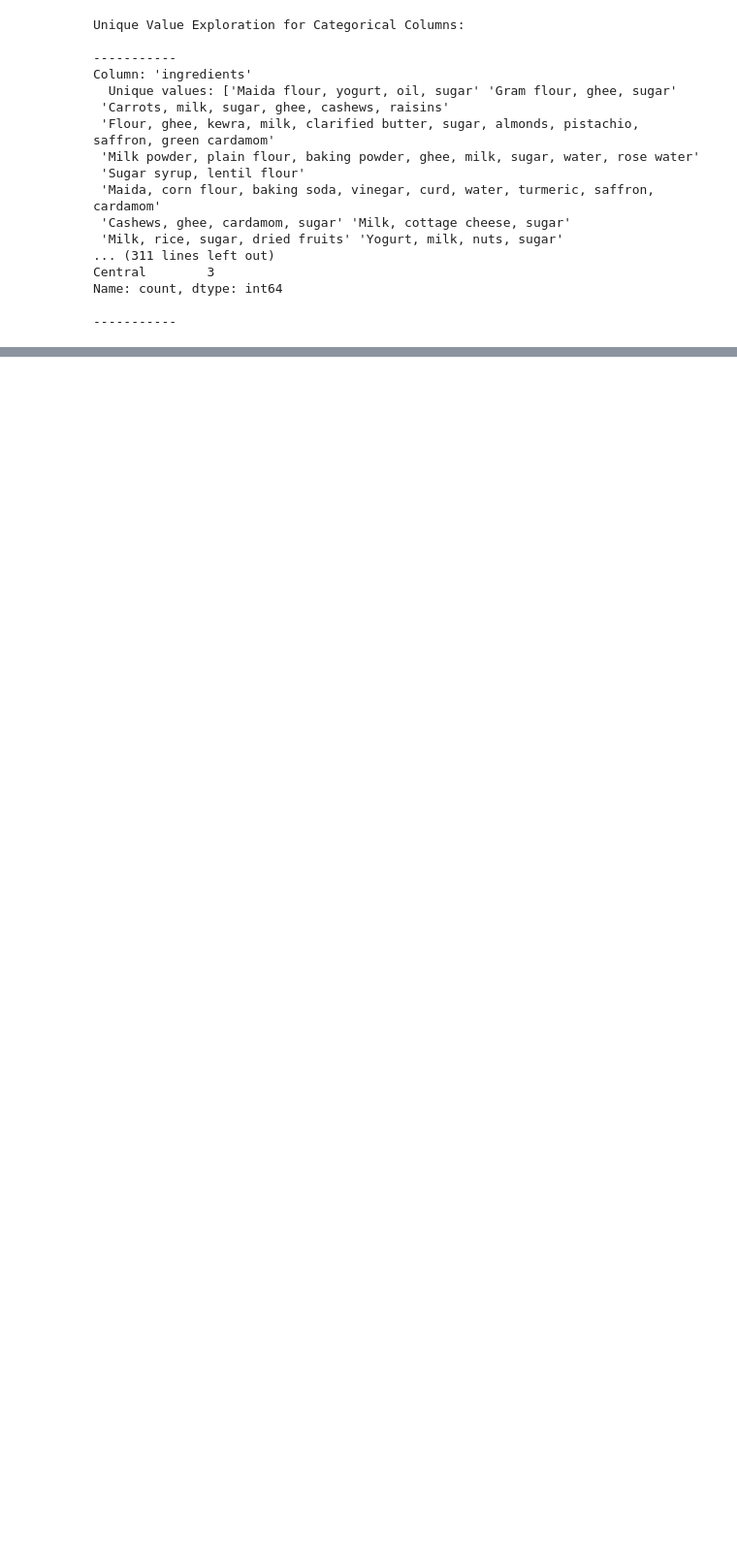
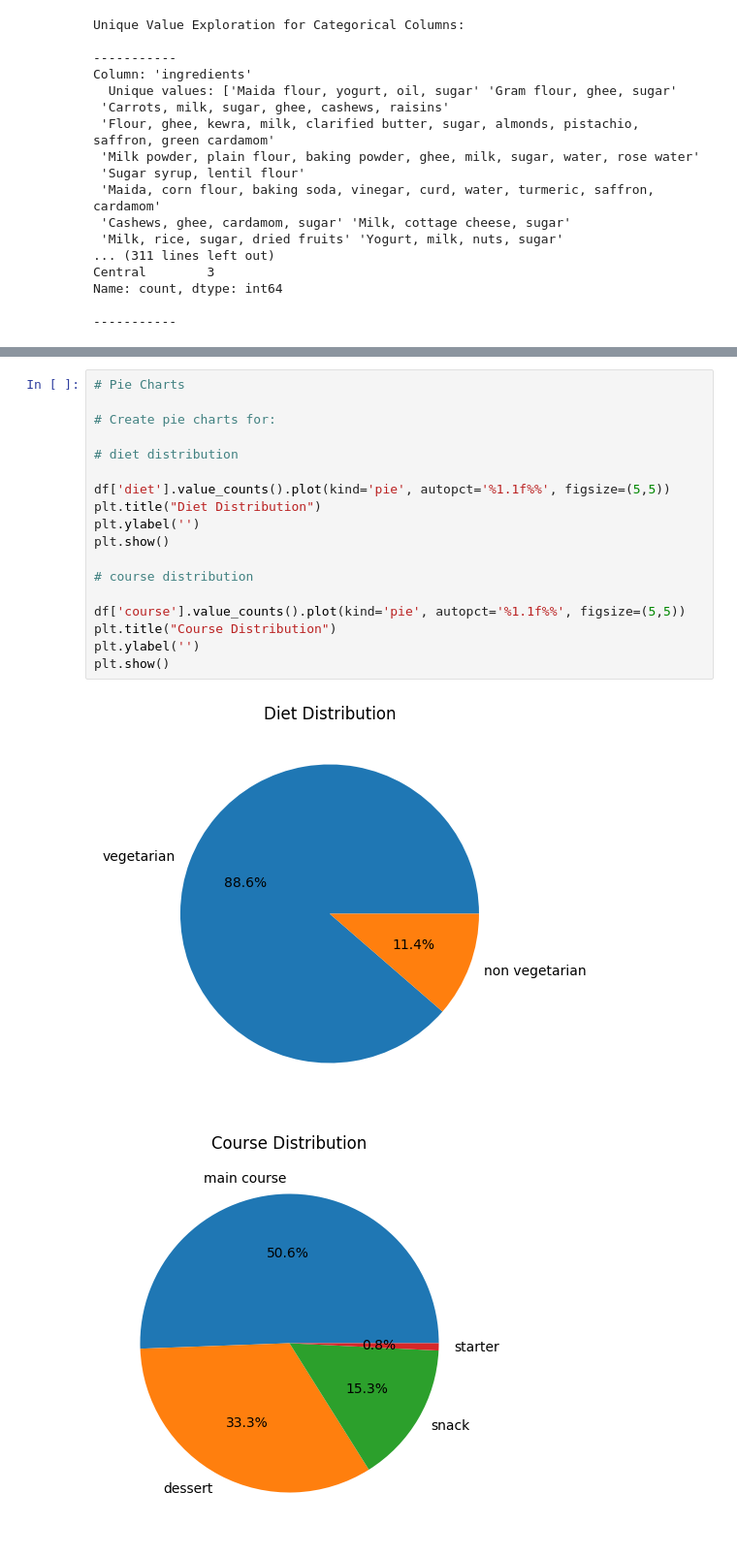
Before and after one commit to ShadowMonarchX/ai-ml-internship, a Jupyter notebook: Week - 1/Day-1.ipynb, the cells around one changed output, grey strips where cells are left out. Shown at 97% size. Cells and saved outputs as stored; diff of their text form; blank space fills up the shorter version.

```diff
--- a/Week - 1/Day-1.ipynb
+++ b/Week - 1/Day-1.ipynb
@@ -247,0 +306,21 @@ plt.show()
+# %%
+# Pie Charts
+
+# Create pie charts for:
+
+# diet distribution
+
+df['diet'].value_counts().plot(kind='pie', autopct='%1.1f%%', figsize=(5,5))
+plt.title("Diet Distribution")
+plt.ylabel('')
+plt.show()
+
+# course distribution
+
+df['course'].value_counts().plot(kind='pie', autopct='%1.1f%%', figsize=(5,5))
+plt.title("Course Distribution")
+plt.ylabel('')
+plt.show()
+# %% [output]
+[figure, added]
+[figure, added]
```
Also changed, not shown: parts of 12 cells of this notebook.
